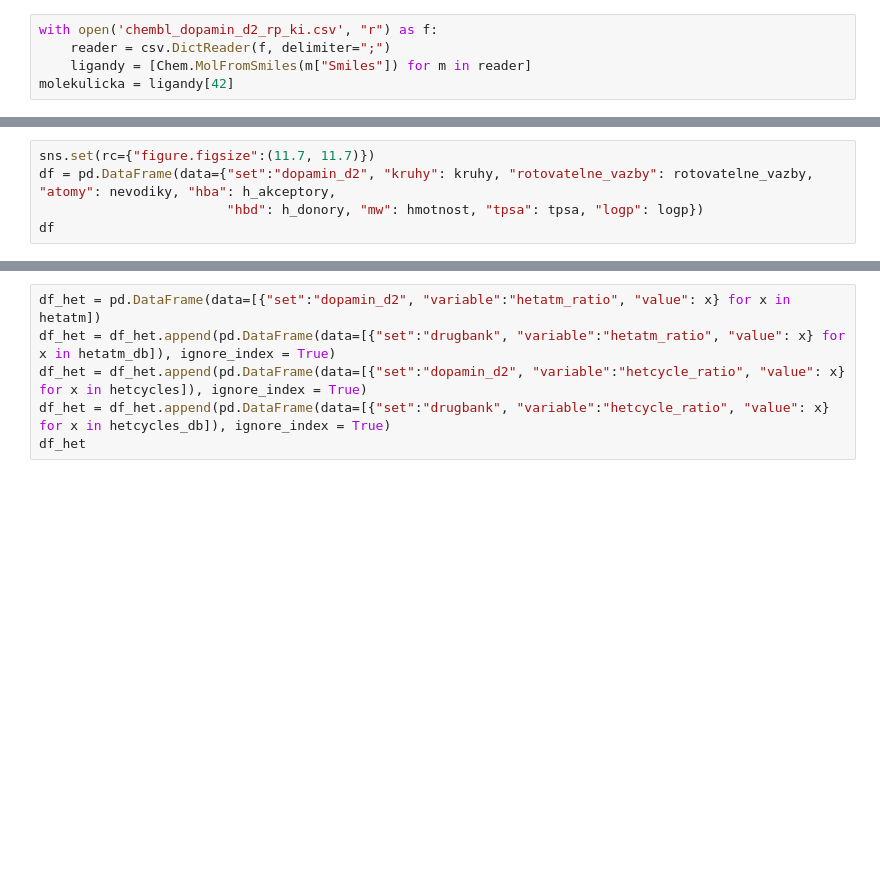
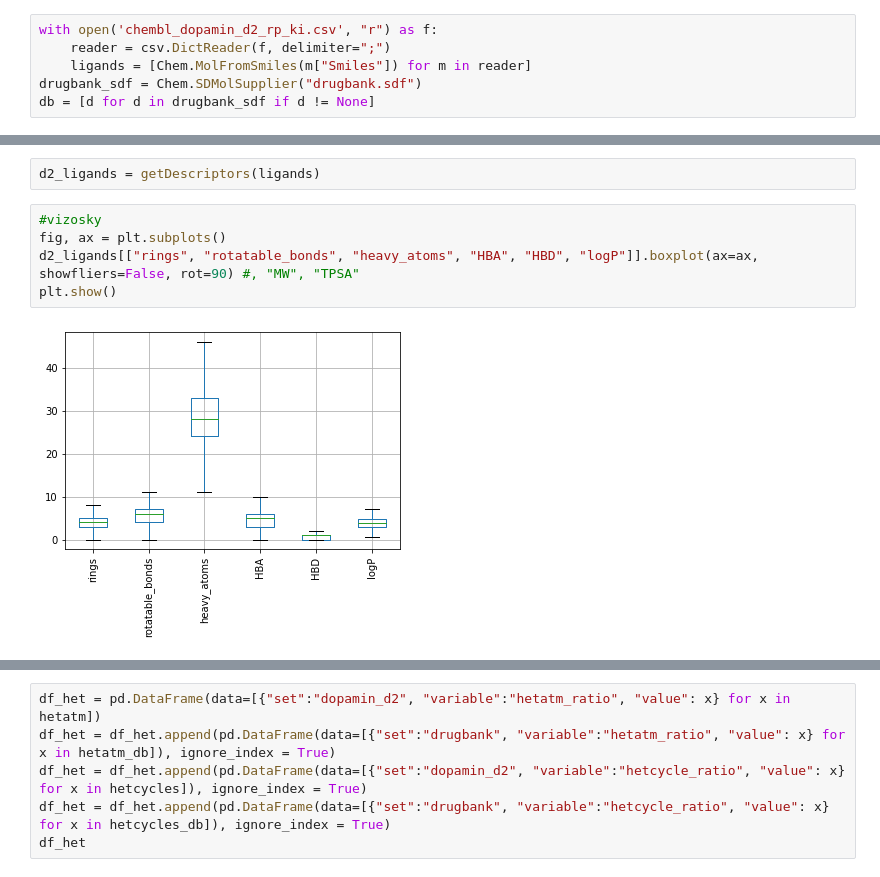
Before and after one commit to lich-uct/cdd2020, a Jupyter notebook: vavrikoa/3_deskriptory.ipynb, the cells around one changed output, grey strips where cells are left out. Saved outputs shown, nothing was run; the diff lists cells and outputs as text; blank space fills up the shorter version.

```diff
--- a/vavrikoa/3_deskriptory.ipynb
+++ b/vavrikoa/3_deskriptory.ipynb
@@ -9,5 +12,6 @@ import seaborn as sns
 # %%
 with open('chembl_dopamin_d2_rp_ki.csv', "r") as f:
     reader = csv.DictReader(f, delimiter=";")
-    ligandy = [Chem.MolFromSmiles(m["Smiles"]) for m in reader]
-molekulicka = ligandy[42]
+    ligands = [Chem.MolFromSmiles(m["Smiles"]) for m in reader]
+drugbank_sdf = Chem.SDMolSupplier("drugbank.sdf")
+db = [d for d in drugbank_sdf if d != None]
@@ -60,5 +35,0 @@ logp = [Descriptors.MolLogP(l) for l in ligandy]
-# %%
-sns.set(rc={"figure.figsize":(11.7, 11.7)})
-df = pd.DataFrame(data={"set":"dopamin_d2", "kruhy": kruhy, "rotovatelne_vazby": rotovatelne_vazby, "atomy": nevodiky, "hba": h_akceptory,
-                        "hbd": h_donory, "mw": hmotnost, "tpsa": tpsa, "logp": logp})
-df
@@ -172,0 +48,9 @@ long_d2_db
+# %%
+d2_ligands = getDescriptors(ligands)
+# %%
+#vizosky
+fig, ax = plt.subplots()
+d2_ligands[["rings", "rotatable_bonds", "heavy_atoms", "HBA", "HBD", "logP"]].boxplot(ax=ax, showfliers=False, rot=90) #, "MW", "TPSA"
+plt.show()
+# %% [output]
+[figure, added]
```
Also changed, not shown: parts of 28 cells of this notebook, 1 other file.
